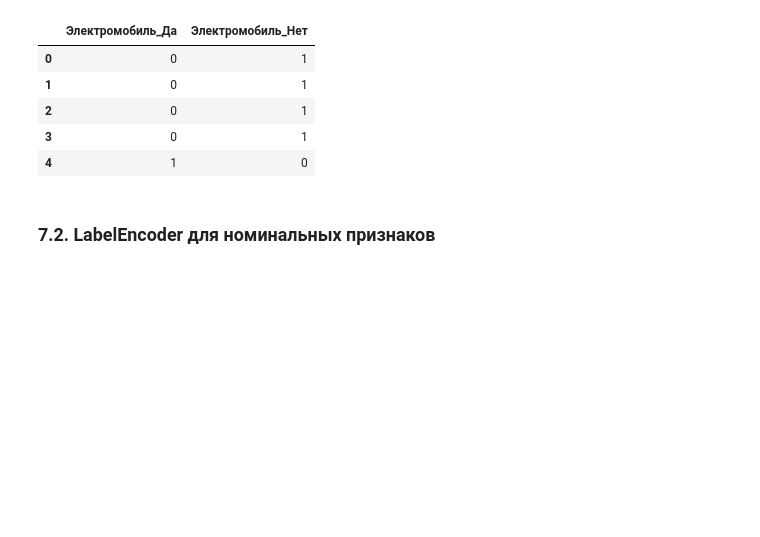
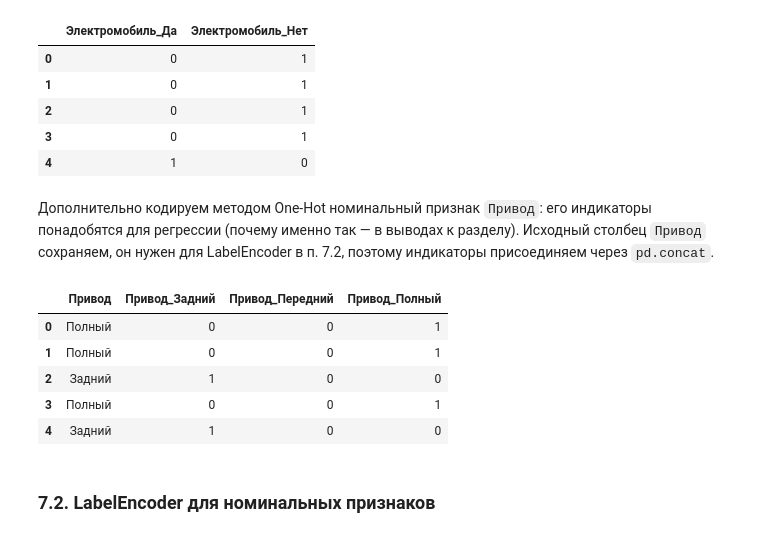
Before and after one commit to pavchundg/project-andan, a Jupyter notebook: Проект_анализ_цен_автомобилей.ipynb, the cells around one changed output. Saved outputs shown, nothing was run; the diff lists cells and outputs as text; code cells hidden in the pictures; blank space fills up the shorter version.

```diff
--- a/Проект_анализ_цен_автомобилей.ipynb
+++ b/Проект_анализ_цен_автомобилей.ipynb
@@ -470,6 +489,19 @@ df_encoded[['Электромобиль_Да', 'Электромобиль_Не
 | 2 | 0 | 1 |
 | 3 | 0 | 1 |
 | 4 | 1 | 0 |
+# %% [markdown]
+Дополнительно кодируем методом One-Hot номинальный признак `Привод`: его индикаторы понадобятся для регрессии (почему именно так — в выводах к разделу). Исходный столбец `Привод` сохраняем, он нужен для LabelEncoder в п. 7.2, поэтому индикаторы присоединяем через `pd.concat`.
+# %%
+drive_dummies = pd.get_dummies(df_encoded['Привод'], prefix='Привод', dtype=int)
+df_encoded = pd.concat([df_encoded, drive_dummies], axis=1)
+df_encoded[['Привод', 'Привод_Задний', 'Привод_Передний', 'Привод_Полный']].head()
+# %% [output]
+|  | Привод | Привод_Задний | Привод_Передний | Привод_Полный |
+| 0 | Полный | 0 | 0 | 1 |
+| 1 | Полный | 0 | 0 | 1 |
+| 2 | Задний | 1 | 0 | 0 |
+| 3 | Полный | 0 | 0 | 1 |
+| 4 | Задний | 1 | 0 | 0 |
 # %% [markdown]
 ### 7.2. LabelEncoder для номинальных признаков
 # %%
```
Also changed, not shown: parts of 28 cells of this notebook, 2 other files.
